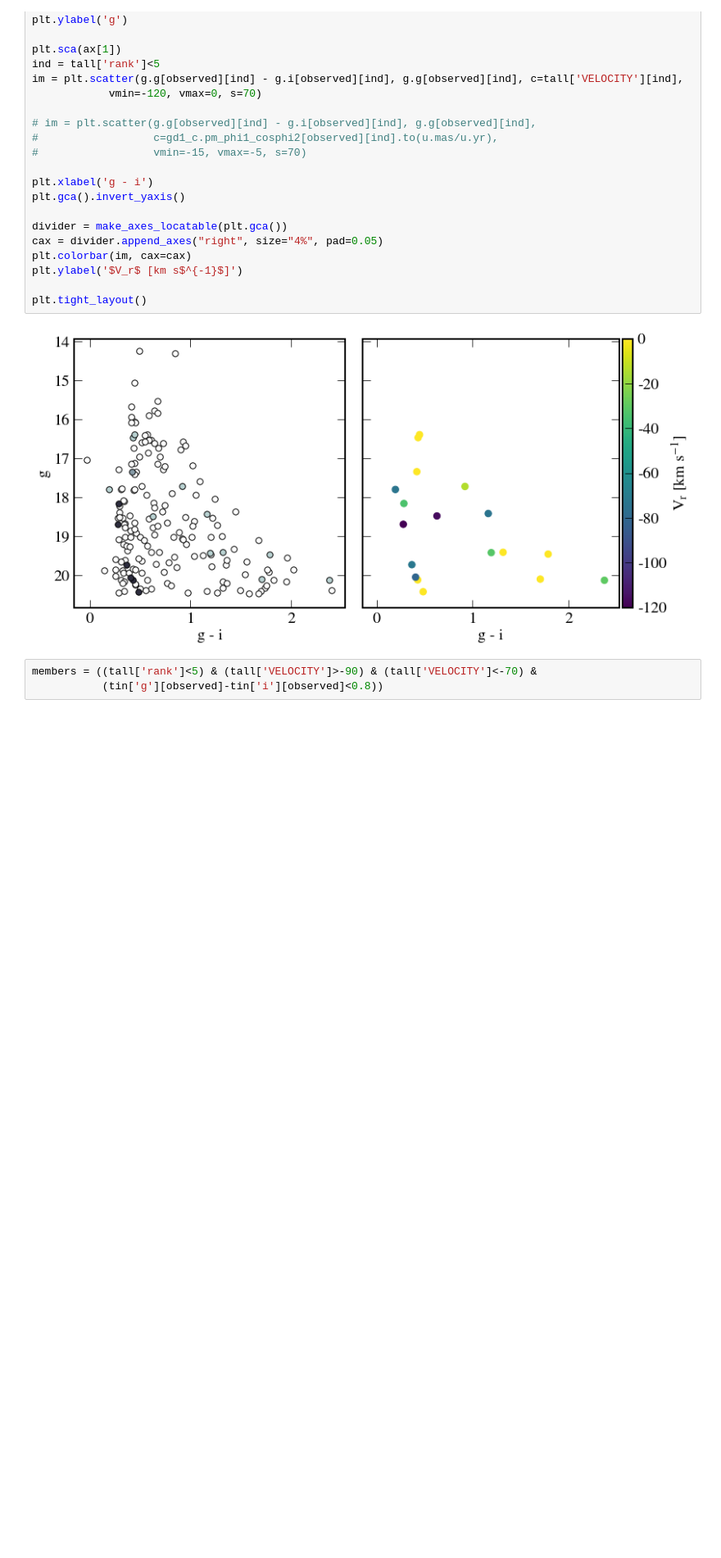
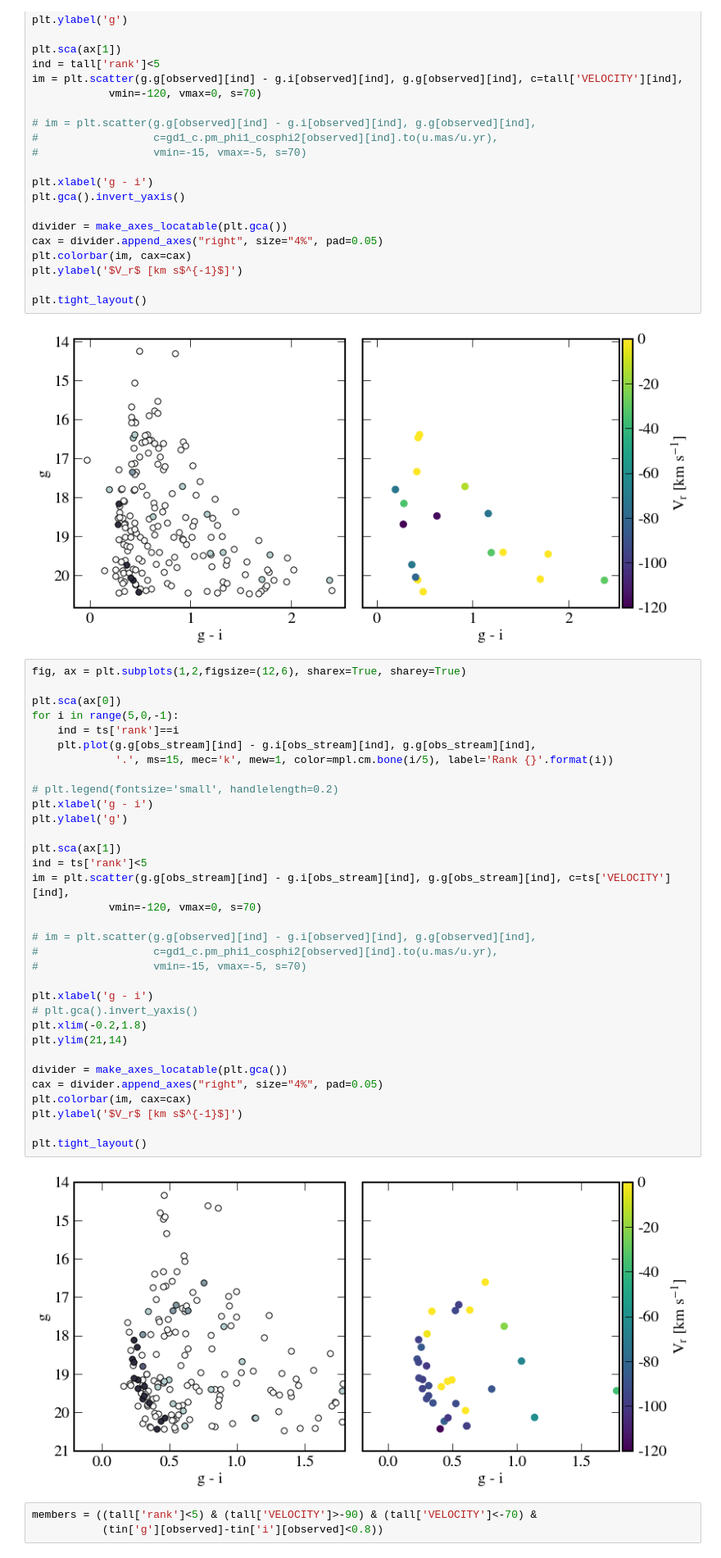
Before and after one commit to adrn/GD1-DR2, a Jupyter notebook: notebooks/spur_velocities.ipynb, the cells around one changed output. Shown at 82% size. Saved outputs shown, nothing was run; the diff lists cells and outputs as text; blank space fills up the shorter version.

```diff
--- a/notebooks/spur_velocities.ipynb
+++ b/notebooks/spur_velocities.ipynb
@@ -211,6 +257,41 @@ plt.ylabel('$V_r$ [km s$^{-1}$]')
 plt.tight_layout()
 # %% [output]
 [figure]
+# %%
+fig, ax = plt.subplots(1,2,figsize=(12,6), sharex=True, sharey=True)
+
+plt.sca(ax[0])
+for i in range(5,0,-1):
+    ind = ts['rank']==i
+    plt.plot(g.g[obs_stream][ind] - g.i[obs_stream][ind], g.g[obs_stream][ind],
+             '.', ms=15, mec='k', mew=1, color=mpl.cm.bone(i/5), label='Rank {}'.format(i))
+
+# plt.legend(fontsize='small', handlelength=0.2)
+plt.xlabel('g - i')
+plt.ylabel('g')
+
+plt.sca(ax[1])
+ind = ts['rank']<5
+im = plt.scatter(g.g[obs_stream][ind] - g.i[obs_stream][ind], g.g[obs_stream][ind], c=ts['VELOCITY'][ind],
+            vmin=-120, vmax=0, s=70)
+
+# im = plt.scatter(g.g[observed][ind] - g.i[observed][ind], g.g[observed][ind],
+#                  c=gd1_c.pm_phi1_cosphi2[observed][ind].to(u.mas/u.yr),
+#                  vmin=-15, vmax=-5, s=70)
+
+plt.xlabel('g - i')
+# plt.gca().invert_yaxis()
+plt.xlim(-0.2,1.8)
+plt.ylim(21,14)
+
+divider = make_axes_locatable(plt.gca())
+cax = divider.append_axes("right", size="4%", pad=0.05)
+plt.colorbar(im, cax=cax)
+plt.ylabel('$V_r$ [km s$^{-1}$]')
+
+plt.tight_layout()
+# %% [output]
+[figure, added]
 # %%
 members = ((tall['rank']<5) & (tall['VELOCITY']>-90) & (tall['VELOCITY']<-70) &
            (tin['g'][observed]-tin['i'][observed]<0.8))
```
Also changed, not shown: parts of 17 cells of this notebook.
